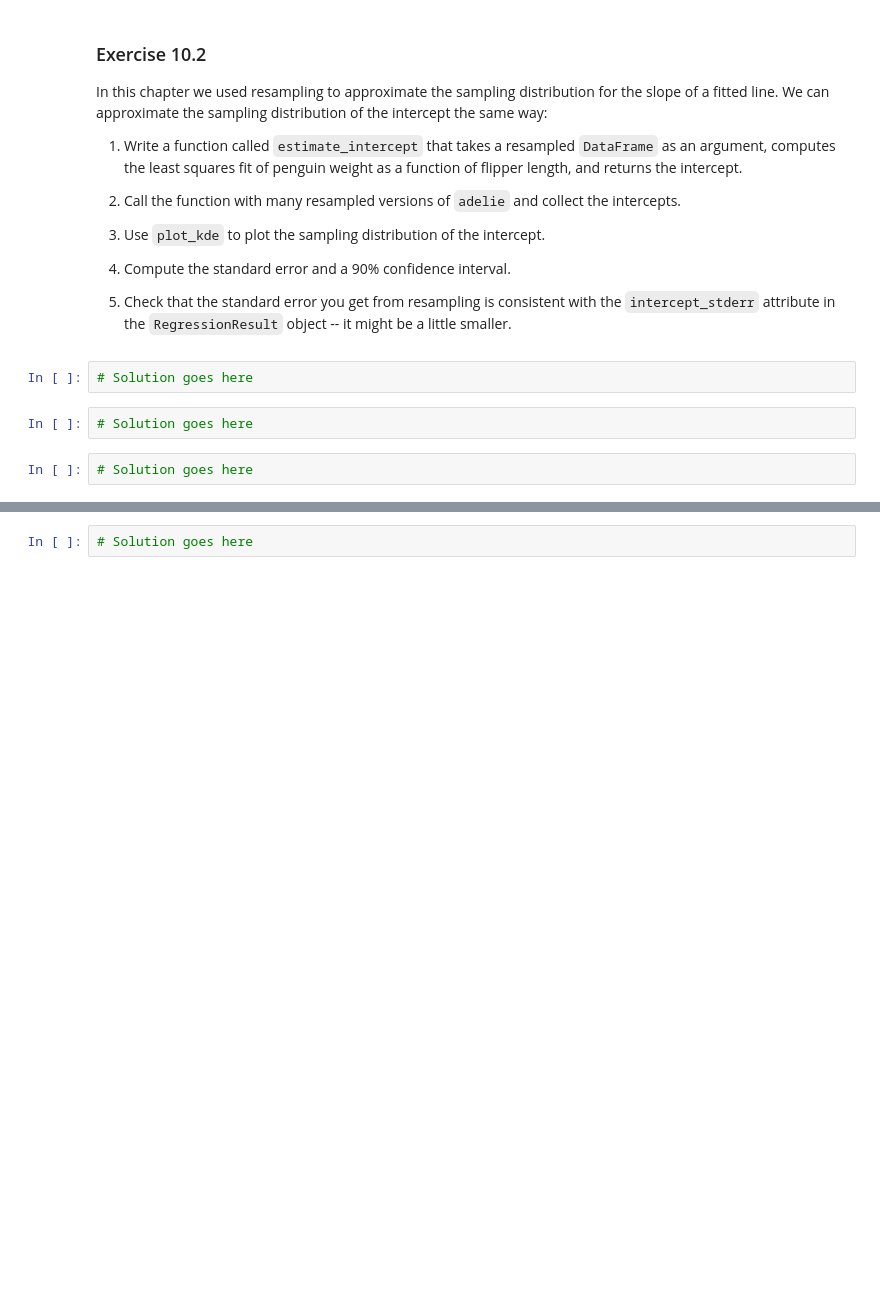
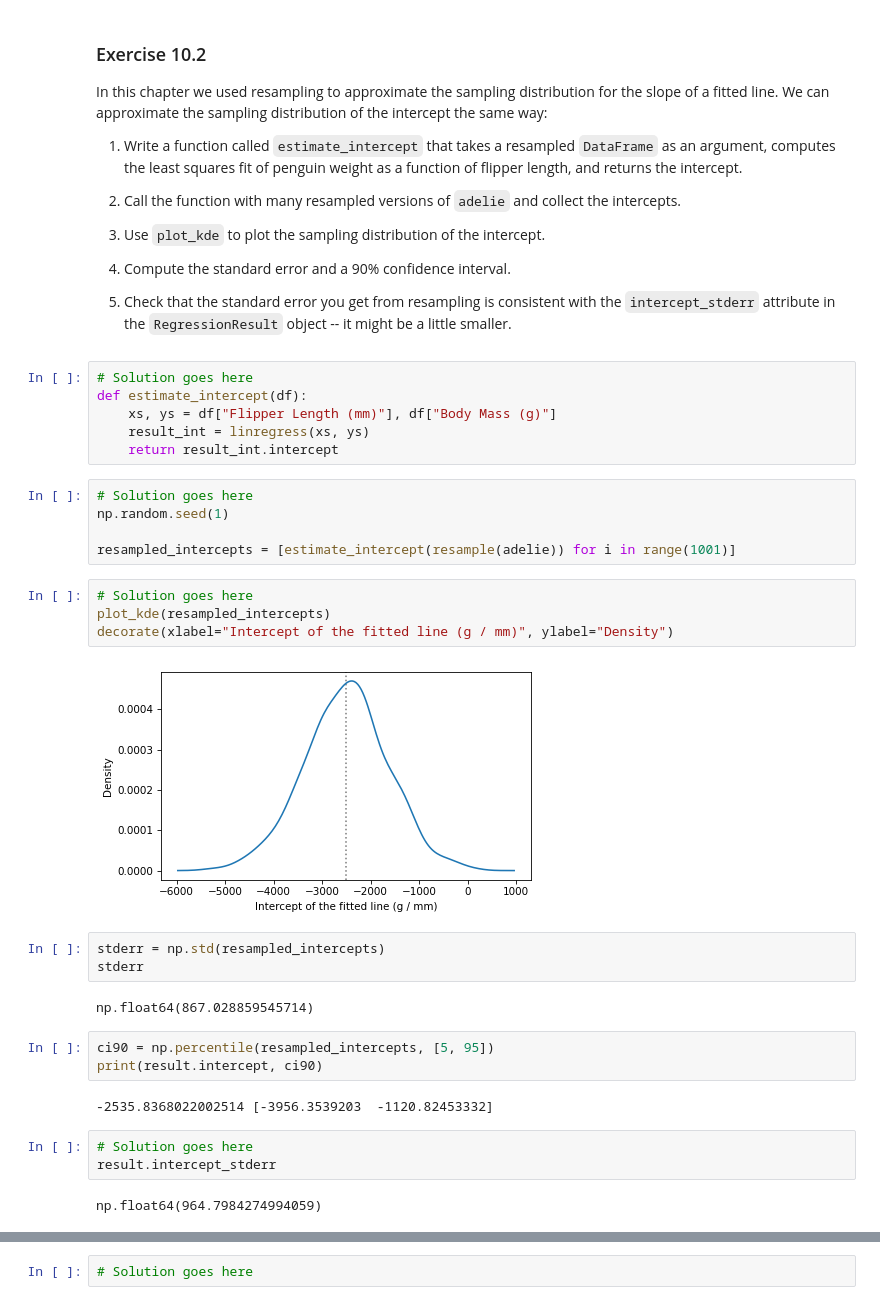
Before and after one commit to gi1no/Education, a Jupyter notebook: ThinkStats/chap10.ipynb, the cells around one changed output, grey strips where cells are left out. Saved outputs shown, nothing was run; the diff lists cells and outputs as text; blank space fills up the shorter version.

```diff
--- a/ThinkStats/chap10.ipynb
+++ b/ThinkStats/chap10.ipynb
@@ -700,9 +700,35 @@ We can approximate the sampling distribution of the intercept the same way:
 4. Compute the standard error and a 90% confidence interval.
 
 5. Check that the standard error you get from resampling is consistent with the `intercept_stderr` attribute in the `RegressionResult` object -- it might be a little smaller.
+# %%
+# Solution goes here
+def estimate_intercept(df):
+    xs, ys = df["Flipper Length (mm)"], df["Body Mass (g)"]
+    result_int = linregress(xs, ys)
+    return result_int.intercept
+# %%
+# Solution goes here
+np.random.seed(1)
+
+resampled_intercepts = [estimate_intercept(resample(adelie)) for i in range(1001)]
+# %%
+# Solution goes here
+plot_kde(resampled_intercepts)
+decorate(xlabel="Intercept of the fitted line (g / mm)", ylabel="Density")
+# %% [output]
+[figure, added]
+# %%
+stderr = np.std(resampled_intercepts)
+stderr
+# %% [output]
+np.float64(867.028859545714)
+# %%
+ci90 = np.percentile(resampled_intercepts, [5, 95])
+print(result.intercept, ci90)
+# %% [output]
+-2535.8368022002514 [-3956.3539203  -1120.82453332]
 # %%
 # Solution goes here
+result.intercept_stderr
+# %% [output]
+np.float64(964.7984274994059)
-# %%
-# Solution goes here
-# %%
-# Solution goes here
```
Also changed, not shown: parts of 9 cells of this notebook.
